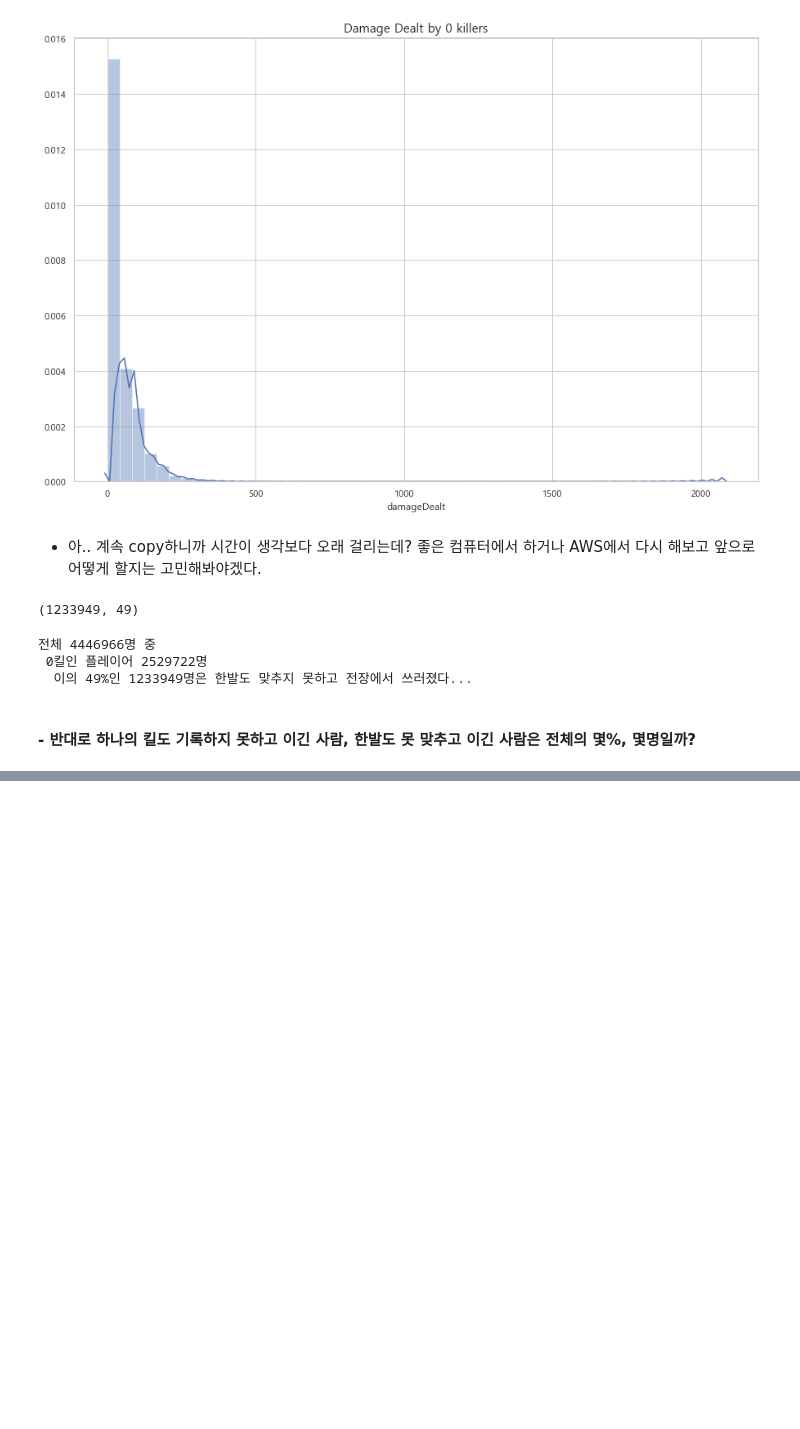
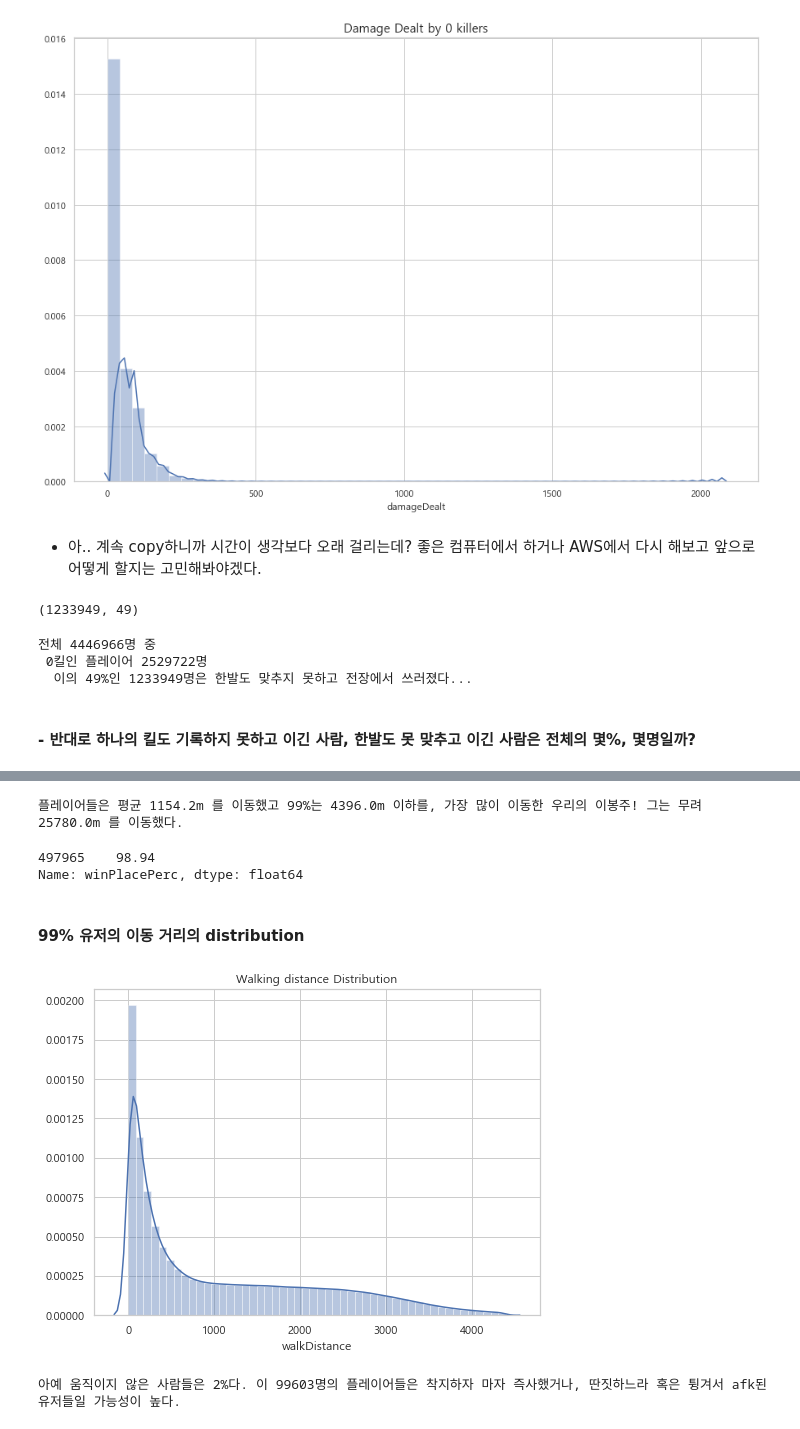
Before and after one commit to h33sun/Lets-EDA, a Jupyter notebook: 20200201 PUBG EDA.ipynb, the cells around one changed output, grey strips where cells are left out. Cells and saved outputs as stored; diff of their text form; code cells hidden in the pictures; blank space fills up the shorter version.

Commit message:
killers + walk (done)

```diff
--- a/20200201 PUBG EDA.ipynb
+++ b/20200201 PUBG EDA.ipynb
@@ -149,0 +184,44 @@ sum(zeros['winPlacePerc']==1)
+# %%
+#평균 이동 거리, 하위 99%, 최상위1명 (이봉주)
+print('플레이어들은 평균 {}m 를 이동했고 99%는 {}m 이하를, 가장 많이 이동한 우리의 이봉주! 그는 무려 {}m 를 이동했다. '
+     .format(
+     round(train['walkDistance'].mean(),1),
+     train['walkDistance'].quantile(0.99),
+     train['walkDistance'].max()))
+# %% [output]
+플레이어들은 평균 1154.2m 를 이동했고 99%는 4396.0m 이하를, 가장 많이 이동한 우리의 이봉주! 그는 무려 25780.0m 를 이동했다.
+# %%
+#갑자기 든 궁금증. 우리의 이봉주의 성적은 상위 몇 %였을~~까?
+
+print(train[train['walkDistance'] == train['walkDistance'].max()]['winPlacePerc']*100)
+
+# 뛴 보람이 있었네..
+# %% [output]
+497965    98.94
+Name: winPlacePerc, dtype: float64
+# %% [markdown]
+#### 99% 유저의 이동 거리의 distribution
+# %%
+# 일단 99%의 유저를 추려내자.
+data = train.copy()
+data = data[data['walkDistance'] <= data['walkDistance'].quantile(0.99)]
+
+#그래프 distplot
+plt.figure(figsize = (8,6))
+plt.title('Walking distance Distribution')
+sns.distplot(data['walkDistance'])
+plt.show()
+
+#y축이 쬐까..뭐지..?
+# %% [output]
+[figure, added]
+# %%
+# 아예 움직이지 않은 사람들
+len_0_walk = len(data[data['walkDistance']==0])
+# 퍼센트
+pct_0_walk = round(100*len_0_walk/len(train))
+
+print('아예 움직이지 않은 사람들은 {}%다. 이 {}명의 플레이어들은 착지하자 마자 즉사했거나, 딴짓하느라 혹은 튕겨서 afk된 유저들일 가능성이 높다.'
+     .format(pct_0_walk, len_0_walk))
+# %% [output]
+아예 움직이지 않은 사람들은 2%다. 이 99603명의 플레이어들은 착지하자 마자 즉사했거나, 딴짓하느라 혹은 튕겨서 afk된 유저들일 가능성이 높다.
```
Also changed, not shown: parts of 16 cells of this notebook.
